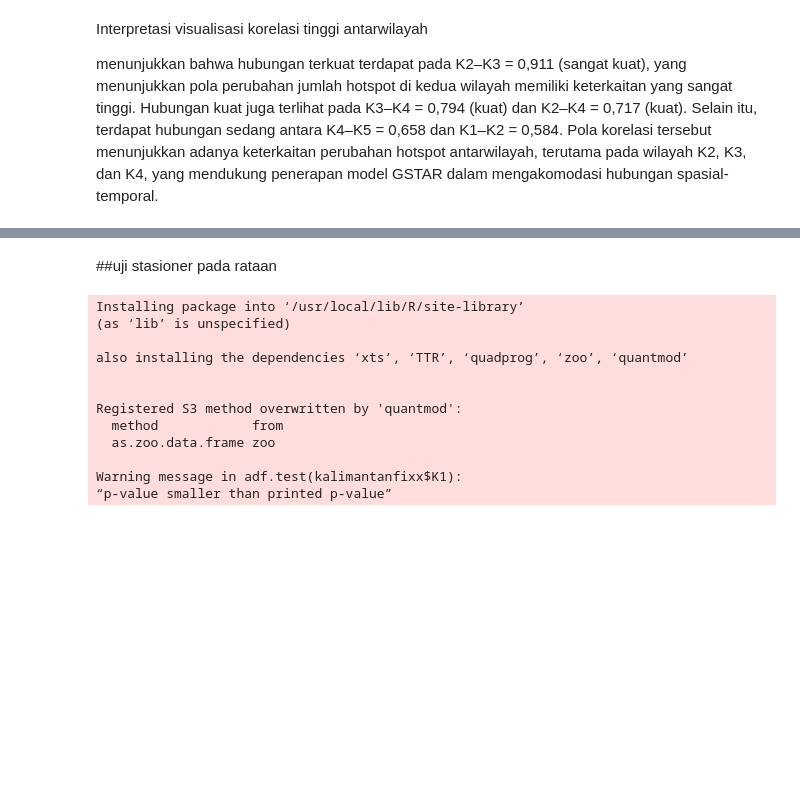
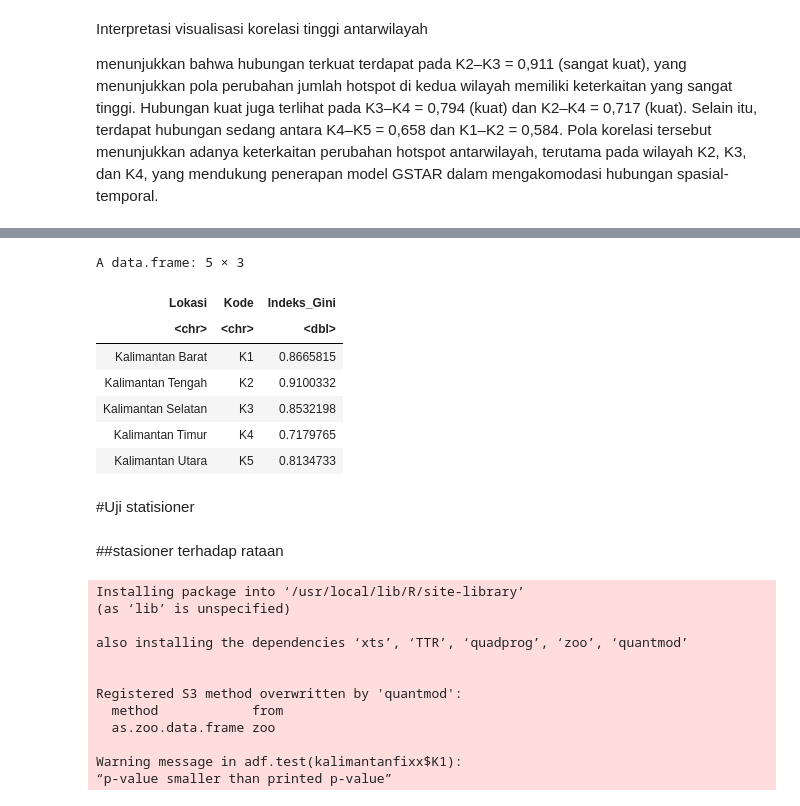
Before and after one commit to estyaprnm/Thesis, a Jupyter notebook: Copy_of_thesisgstar.ipynb, the cells around one changed output, grey strips where cells are left out. Cells and saved outputs as stored; diff of their text form; code cells hidden in the pictures; blank space fills up the shorter version.

```diff
--- a/Copy_of_thesisgstar.ipynb
+++ b/Copy_of_thesisgstar.ipynb
@@ -206,3 +195,23 @@ max(as.Date(kaltara$acq_date))
 [1] "2026-06-30"
 [1] "2021-01-07"
 [1] "2026-06-30"
+# %%
+library(dplyr)
+library(tidyr)
+
+# Pastikan tanggal pada data Kalimantan bertipe Date
+kalimantan$acq_date <- as.Date(kalimantan$acq_date)
+
+# Membuat tanggal lengkap khusus rentang data Kalimantan
+tanggal_lengkap <- data.frame(
+  acq_date = seq(
+    from = min(kalimantan$acq_date, na.rm = TRUE),
+    to   = max(kalimantan$acq_date, na.rm = TRUE),
+    by   = "day"
+  )
+)
+
+# Cek
+head(tanggal_lengkap)
+tail(tanggal_lengkap)
+nrow(tanggal_lengkap)
@@ -734,3 +810,36 @@ menunjukkan bahwa hubungan terkuat terdapat pada K2–K3 = 0,911 (sangat kuat),
+# %%
+hasil_gini <- data.frame(
+  Lokasi = c(
+    "Kalimantan Barat",
+    "Kalimantan Tengah",
+    "Kalimantan Selatan",
+    "Kalimantan Timur",
+    "Kalimantan Utara"
+  ),
+
+  Kode = c("K1", "K2", "K3", "K4", "K5"),
+
+  Indeks_Gini = c(
+    Gini(kalimantanfixx$K1),
+    Gini(kalimantanfixx$K2),
+    Gini(kalimantanfixx$K3),
+    Gini(kalimantanfixx$K4),
+    Gini(kalimantanfixx$K5)
+  )
+)
+
+hasil_gini
+# %% [output]
+A data.frame: 5 × 3
+| Lokasi | Kode | Indeks_Gini |
+| <chr> | <chr> | <dbl> |
+| Kalimantan Barat | K1 | 0.8665815 |
+| Kalimantan Tengah | K2 | 0.9100332 |
+| Kalimantan Selatan | K3 | 0.8532198 |
+| Kalimantan Timur | K4 | 0.7179765 |
+| Kalimantan Utara | K5 | 0.8134733 |
+# %% [markdown]
+#Uji statisioner
 # %% [markdown]
-##uji stasioner pada rataan
+##stasioner terhadap rataan
 # %%
```
Also changed, not shown: parts of 16 cells of this notebook.
